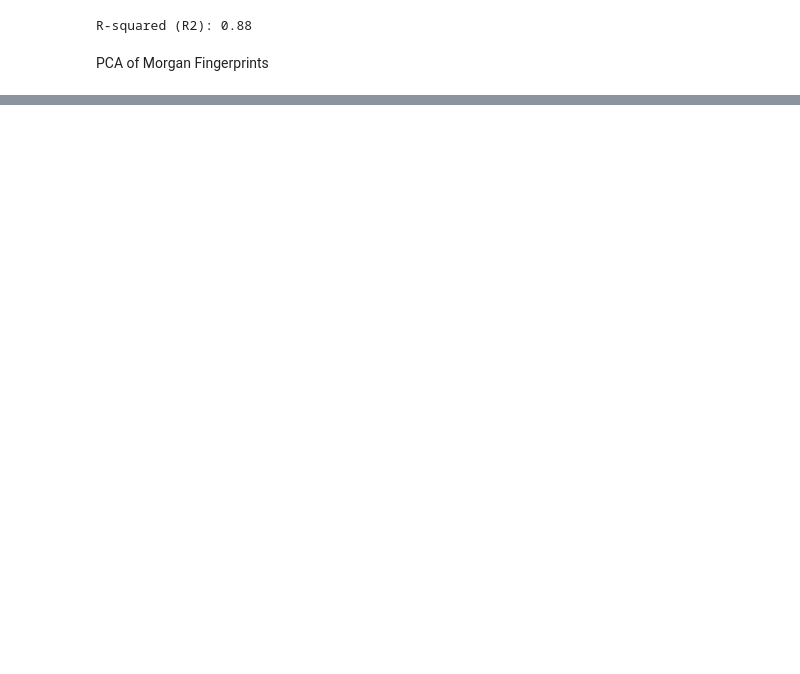
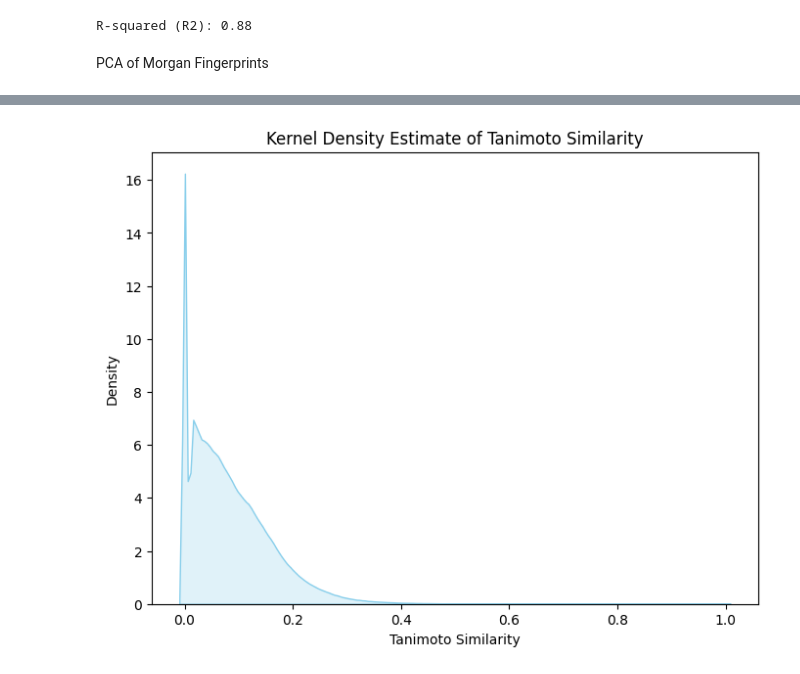
Before and after one commit to dzumii/eos6oli_model_validation, a Jupyter notebook: notebooks/External_Validation.ipynb, the cells around one changed output, grey strips where cells are left out. Saved outputs shown, nothing was run; the diff lists cells and outputs as text; code cells hidden in the pictures; blank space fills up the shorter version.

```diff
--- a/notebooks/External_Validation.ipynb
+++ b/notebooks/External_Validation.ipynb
@@ -539,0 +591,12 @@ plt.show()
+# %%
+# Plotting the kernel density estimate of Tanimoto similarities
+plt.figure(figsize=(8, 6))
+sns.kdeplot(tanimoto_similarities, color='skyblue', fill=True)
+plt.title('Kernel Density Estimate of Tanimoto Similarity')
+plt.xlabel('Tanimoto Similarity')
+plt.ylabel('Density')
+
+plt.savefig('/content/drive/MyDrive/Ersilia/TanimotoSimilarity2_plot.png')
+plt.show()
+# %% [output]
+[figure, added]
```
Also changed, not shown: parts of 30 cells of this notebook, 5 other files.
